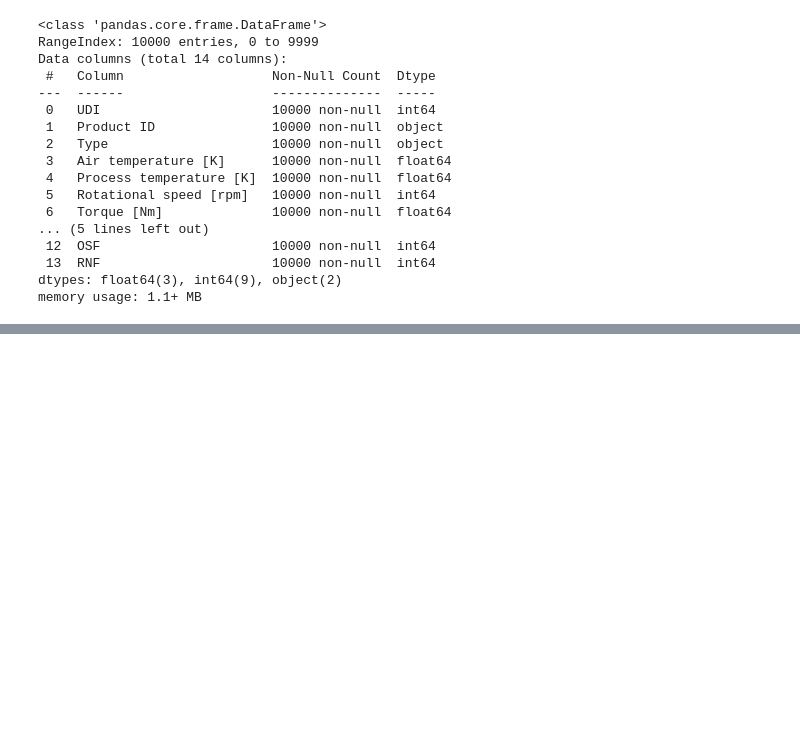
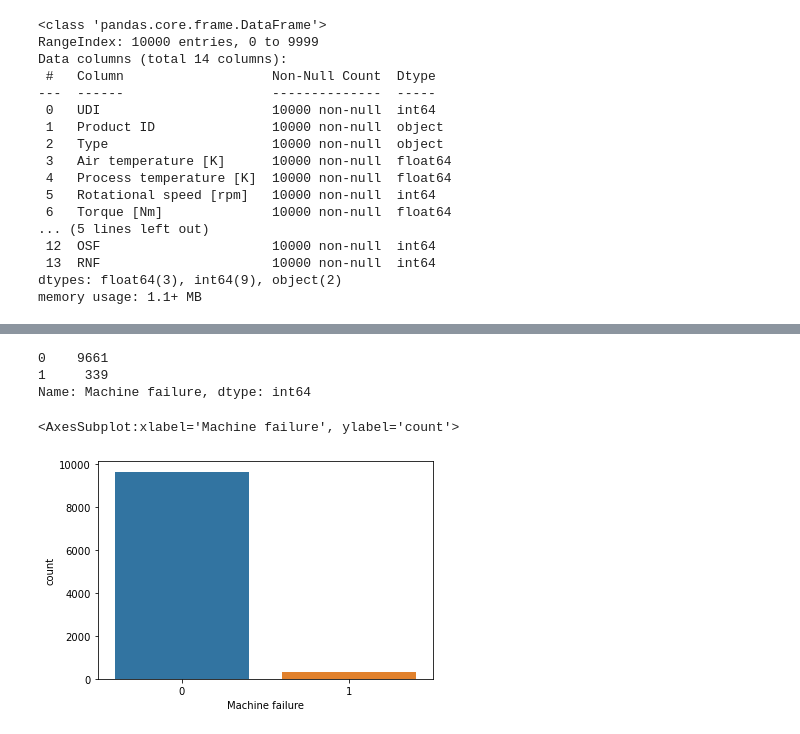
Before and after one commit to abideen-olawuwo/predictive-maintenance, a Jupyter notebook: predictive_maintenance.ipynb, the cells around one changed output, grey strips where cells are left out. Cells and saved outputs as stored; diff of their text form; code cells hidden in the pictures; blank space fills up the shorter version.

```diff
--- a/predictive_maintenance.ipynb
+++ b/predictive_maintenance.ipynb
@@ -57,0 +120,11 @@ df.describe()
+# %%
+df["Machine failure"].value_counts()
+# %% [output]
+0    9661
+1     339
+Name: Machine failure, dtype: int64
+# %%
+sns.countplot(x="Machine failure", data=df)
+# %% [output]
+<AxesSubplot:xlabel='Machine failure', ylabel='count'>
+[figure, added]
```
Also changed, not shown: parts of 5 cells of this notebook.
